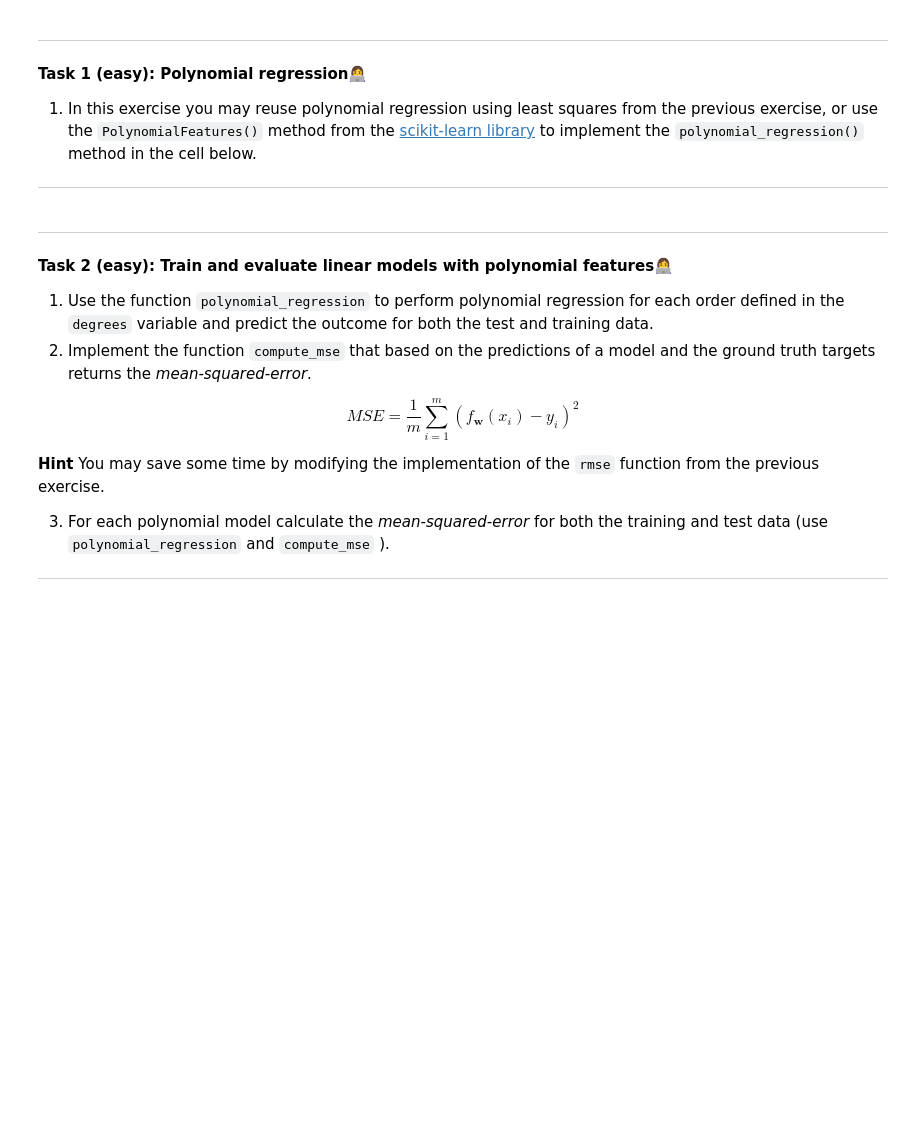
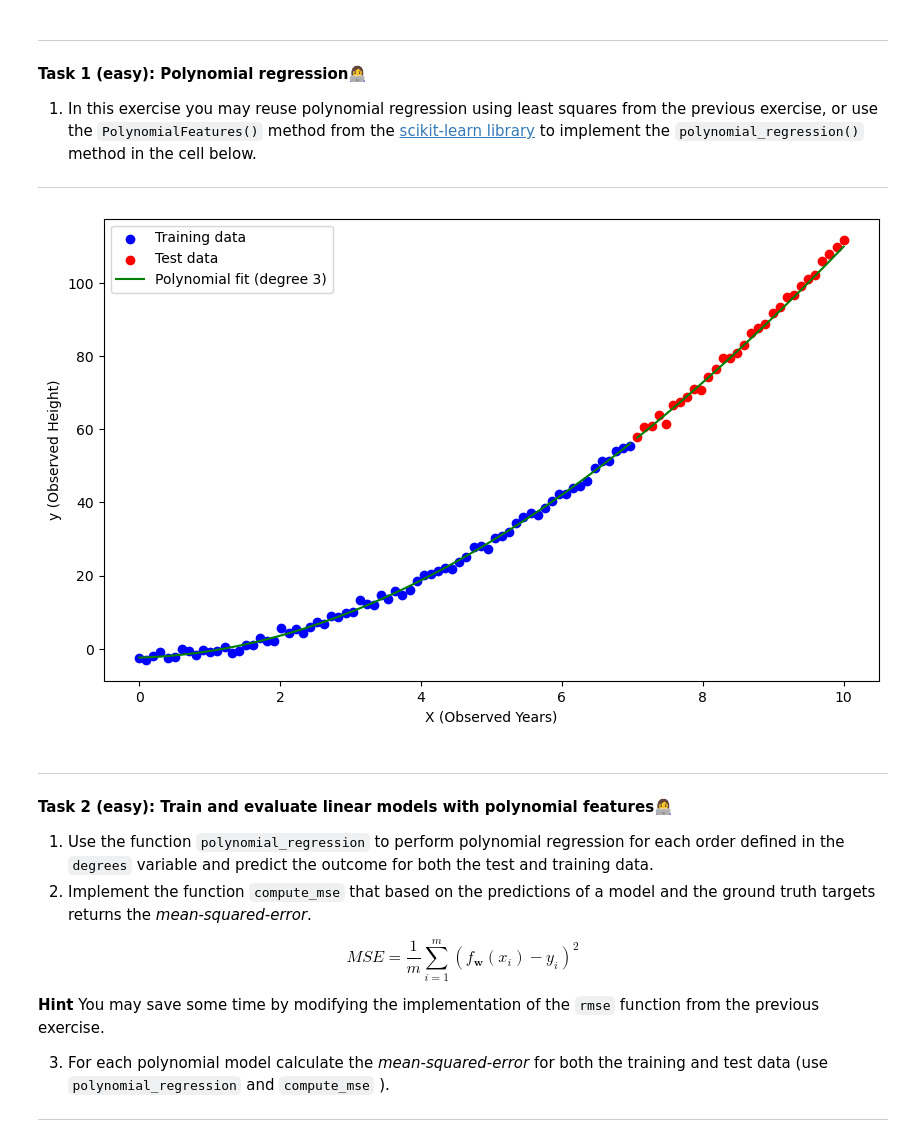
Before and after one commit to Grumlebob/MachineLearning2024, a Jupyter notebook: Exercises/vscode/W07/02-model_complexity.ipynb, the cells around one changed output. Cells and saved outputs as stored; diff of their text form; code cells hidden in the pictures; blank space fills up the shorter version.

```diff
--- a/Exercises/vscode/W07/02-model_complexity.ipynb
+++ b/Exercises/vscode/W07/02-model_complexity.ipynb
@@ -100,17 +101,67 @@ plt.legend()
 
 ---
 # %%
+from sklearn.preprocessing import PolynomialFeatures
+from sklearn.linear_model import LinearRegression
+
 def polynomial_regression(X, y, degree):
     """
-    Create and train a model of desired order and use it to predict the growth of the trees.
+    Create and train a polynomial regression model of desired order and use it to predict the growth of the trees.
 
-    :param X: Vector of combined observed years).
-    :param y: Vector of combined observed height.
-    :param degree: Degree of the model.
+    :param X: Vector of combined observed years (X values).
+    :param y: Vector of combined observed height (y values).
+    :param degree: Degree of the polynomial.
 
     :return: Vector containing prediction for training data, vector containing prediction for test data.
     """
-#write code/solution here ...
+    # Step 1: Use the existing split based on the first 70% for training, last 30% for testing
+    split_index = int(0.7 * len(X))
+    X_train, X_test = X[:split_index], X[split_index:]
+    y_train, y_test = y[:split_index], y[split_index:]
+
+    # Step 2: Create polynomial features of the given degree
+    poly = PolynomialFeatures(degree=degree)
+    X_train_poly = poly.fit_transform(X_train)
+    X_test_poly = poly.transform(X_test)
+
+    # Step 3: Train the model using Linear Regression
+    model = LinearRegression()
+    model.fit(X_train_poly, y_train)
+
+    # Step 4: Predict on both training and test data
+    y_train_pred = model.predict(X_train_poly)
+    y_test_pred = model.predict(X_test_poly)
+
+    return y_train_pred, y_test_pred
+
+# Example usage with the synthetic data you provided:
+degree = 3  # You can adjust the polynomial degree
+
+# Call the polynomial_regression function
+y_train_pred, y_test_pred = polynomial_regression(X, y, degree)
+
+# Extract the train/test split for plotting
+split_index = int(0.7 * len(X))
+X_train, X_test = X[:split_index], X[split_index:]
+y_train, y_test = y[:split_index], y[split_index:]
+
+# Plot the results
+plt.figure(figsize=(10, 6))
+
+# Plot the actual data points
+plt.scatter(X_train, y_train, color='blue', label='Training data')
+plt.scatter(X_test, y_test, color='red', label='Test data')
+
+# Plot the polynomial fit for both training and test data
+plt.plot(X_train, y_train_pred, color='green', label=f'Polynomial fit (degree {degree})')
+plt.plot(X_test, y_test_pred, color='green')
+
+plt.xlabel('X (Observed Years)')
+plt.ylabel('y (Observed Height)')
+plt.legend()
+plt.show()
+# %% [output]
+[figure, added]
 # %% [markdown]
 
 ---
```
Also changed, not shown: parts of 8 cells of this notebook, 2 other files.
